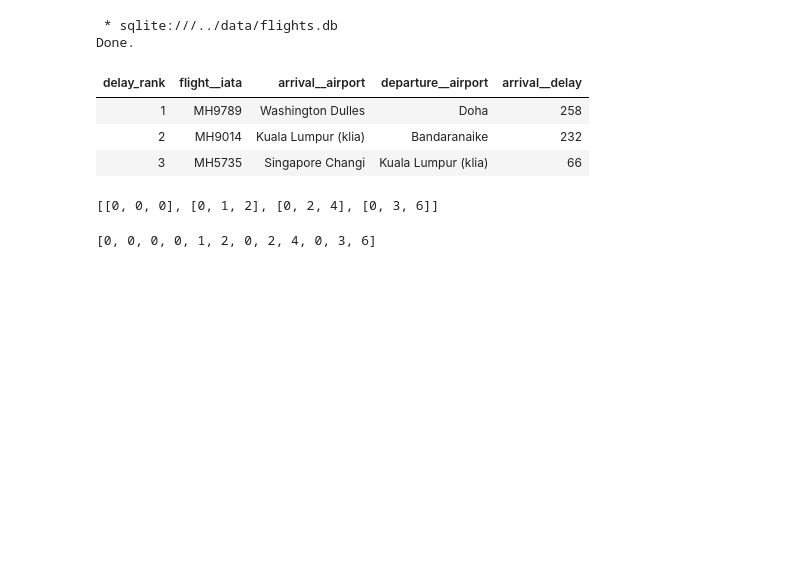
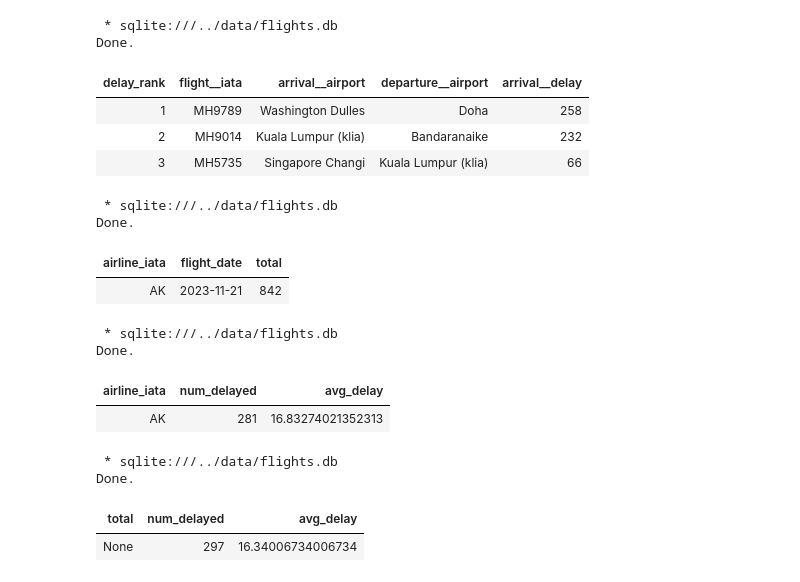
Before and after one commit to vykuang/mh-flight-logs, a Jupyter notebook: notebooks/sqlite.ipynb, the cells around one changed output. Saved outputs shown, nothing was run; the diff lists cells and outputs as text; code cells hidden in the pictures; blank space fills up the shorter version.

Commit message:
add air asia and singapore airline; add  service for each airline

```diff
--- a/notebooks/sqlite.ipynb
+++ b/notebooks/sqlite.ipynb
@@ -837,16 +837,56 @@ Done.
 | 1 | MH9789 | Washington Dulles | Doha | 258 |
 | 2 | MH9014 | Kuala Lumpur (klia) | Bandaranaike | 232 |
 | 3 | MH5735 | Singapore Changi | Kuala Lumpur (klia) | 66 |
-# %%
-r = [[i * j for i in range(3)] for j in range(4)]
-r
-# %% [output]
-[[0, 0, 0], [0, 1, 2], [0, 2, 4], [0, 3, 6]]
-# %%
-res = []
-for l in r:
-    res.extend(l)
-
-res
-# %% [output]
-[0, 0, 0, 0, 1, 2, 0, 2, 4, 0, 3, 6]
+# %%
+%%sql
+SELECT
+    substr(flight_iata_number, 1, 2) airline_iata,
+    flight_date,
+    COUNT(*) total
+FROM import_flight_records
+WHERE flight_date = '2023-11-21'
+AND substr(flight_iata_number, 1, 2) = 'AK'
+# %% [output]
+ * sqlite:///../data/flights.db
+Done.
+| airline_iata | flight_date | total |
+| AK | 2023-11-21 | 842 |
+# %%
+%%sql
+SELECT
+    substr(flight_iata_number, 1, 2) airline_iata,
+    COUNT(*) num_delayed,
+    AVG(CAST(arr_delay AS INTEGER)) avg_delay
+FROM import_flight_records
+WHERE substr(flight_iata_number, 1, 2) = 'AK'
+AND flight_date = '2023-11-21'
+AND arr_delay != '0';
+# %% [output]
+ * sqlite:///../data/flights.db
+Done.
+| airline_iata | num_delayed | avg_delay |
+| AK | 281 | 16.83274021352313 |
+# %%
+%%sql
+WITH RECURSIVE
+    t(flight_date, total) AS (
+        SELECT
+            flight_date,
+            COUNT(*) total
+        FROM import_flight_records
+        WHERE flight_date = '2023-11-21'
+        AND substr(flight_iata_number, 1, 2) = 'AK'
+    )
+SELECT
+    t.total total,
+    COUNT(arr_delay) num_delayed,
+    AVG(arr_delay) avg_delay
+FROM import_flight_records d LEFT JOIN t
+USING (flight_date)
+WHERE substr(flight_iata_number, 1, 2) = 'AK'
+AND arr_delay > 0;
+# %% [output]
+ * sqlite:///../data/flights.db
+Done.
+| total | num_delayed | avg_delay |
+| None | 297 | 16.34006734006734 |
```
Also changed, not shown: parts of 3 cells of this notebook, 6 other files.
